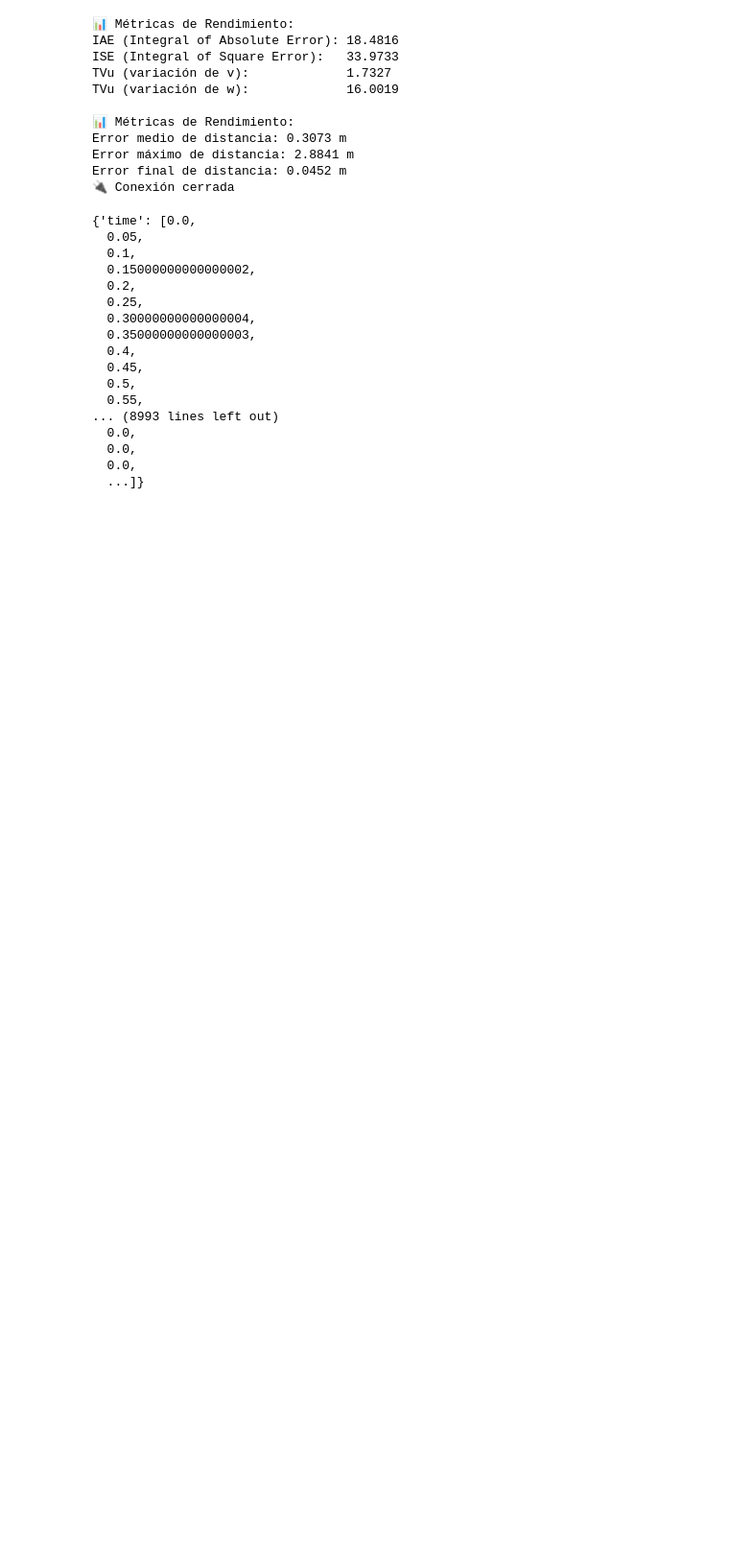
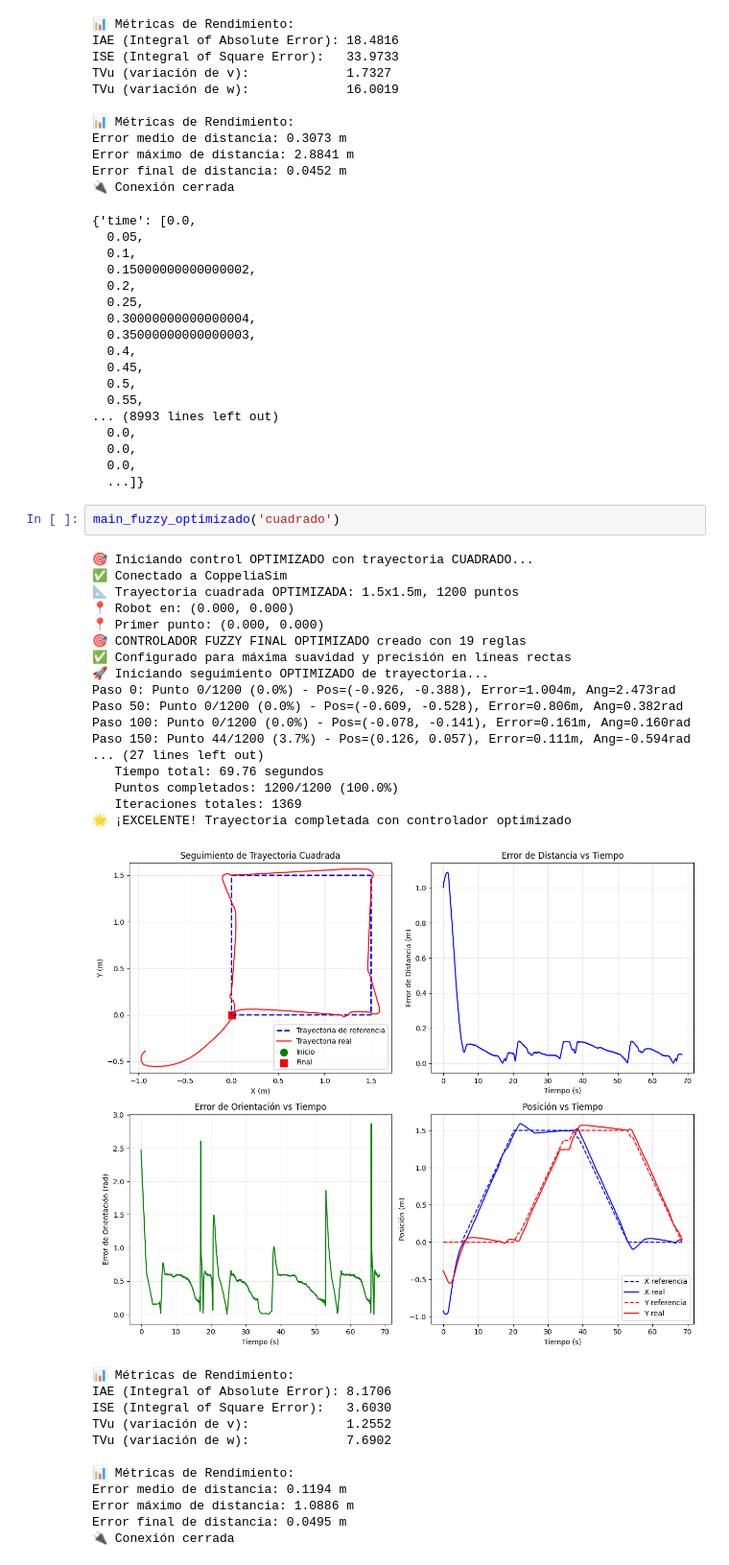
Before and after one commit to Luchardiles/Prueba-3, a Jupyter notebook: fuzzyCatedra-3-v2.ipynb, the cells around one changed output. Shown at 96% size. Drawn from its saved outputs; the diff is of its cells as text; blank space fills up the shorter version.

Commit message:
feat: added results of geometric figures

```diff
--- a/fuzzyCatedra-3-v2.ipynb
+++ b/fuzzyCatedra-3-v2.ipynb
@@ -772,3 +772,35 @@ Error final de distancia: 0.0452 m
   0.0,
   0.0,
   ...]}
+# %%
+main_fuzzy_optimizado('cuadrado')
+# %% [output]
+🎯 Iniciando control OPTIMIZADO con trayectoria CUADRADO...
+✅ Conectado a CoppeliaSim
+📐 Trayectoria cuadrada OPTIMIZADA: 1.5x1.5m, 1200 puntos
+📍 Robot en: (0.000, 0.000)
+📍 Primer punto: (0.000, 0.000)
+🎯 CONTROLADOR FUZZY FINAL OPTIMIZADO creado con 19 reglas
+✅ Configurado para máxima suavidad y precisión en líneas rectas
+🚀 Iniciando seguimiento OPTIMIZADO de trayectoria...
+Paso 0: Punto 0/1200 (0.0%) - Pos=(-0.926, -0.388), Error=1.004m, Ang=2.473rad
+Paso 50: Punto 0/1200 (0.0%) - Pos=(-0.609, -0.528), Error=0.806m, Ang=0.382rad
+Paso 100: Punto 0/1200 (0.0%) - Pos=(-0.078, -0.141), Error=0.161m, Ang=0.160rad
+Paso 150: Punto 44/1200 (3.7%) - Pos=(0.126, 0.057), Error=0.111m, Ang=-0.594rad
+... (27 lines left out)
+   Tiempo total: 69.76 segundos
+   Puntos completados: 1200/1200 (100.0%)
+   Iteraciones totales: 1369
+🌟 ¡EXCELENTE! Trayectoria completada con controlador optimizado
+[figure, added]
+📊 Métricas de Rendimiento:
+IAE (Integral of Absolute Error): 8.1706
+ISE (Integral of Square Error):   3.6030
+TVu (variación de v):             1.2552
+TVu (variación de w):             7.6902
+
+📊 Métricas de Rendimiento:
+Error medio de distancia: 0.1194 m
+Error máximo de distancia: 1.0886 m
+Error final de distancia: 0.0495 m
+🔌 Conexión cerrada
```
Also changed, not shown: parts of 2 cells of this notebook.
